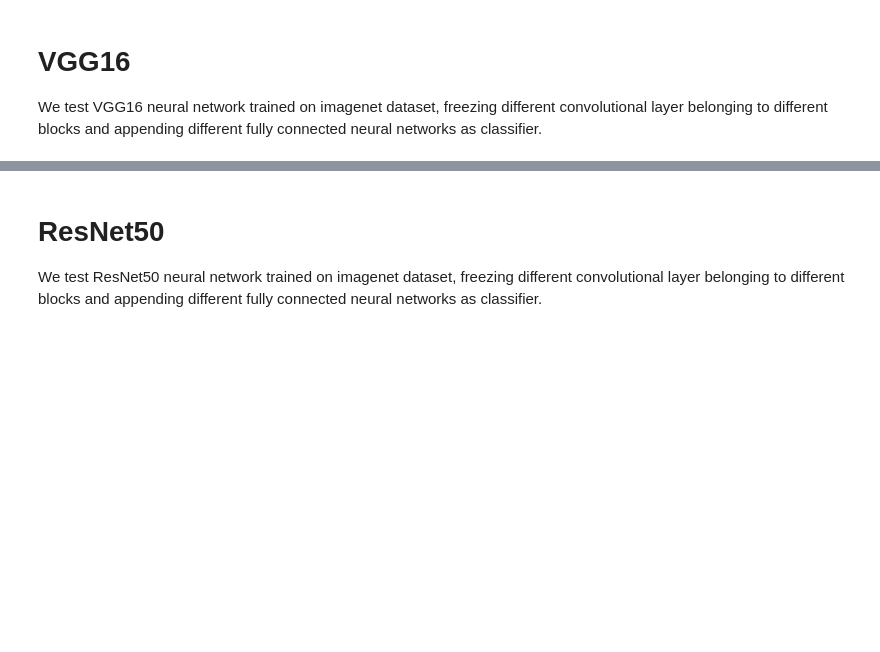
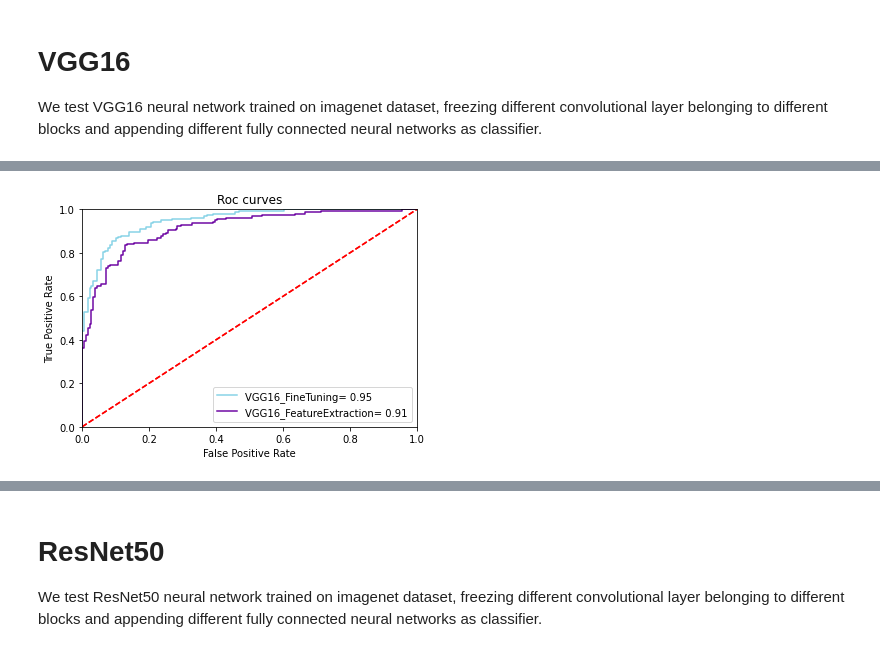
Before and after one commit to MarcoParola/medical_images_classification, a Jupyter notebook: Pretrained_CNN_3_1.ipynb, the cells around one changed output, grey strips where cells are left out. Cells and saved outputs as stored; diff of their text form; code cells hidden in the pictures; blank space fills up the shorter version.

```diff
--- a/Pretrained_CNN_3_1.ipynb
+++ b/Pretrained_CNN_3_1.ipynb
@@ -213,0 +316,6 @@ Epoch 00018: early stopping
+# %%
+models = [model1_1, model1]
+
+plotRocCurves(models, testSet, testLabels, ['VGG16_FineTuning', 'VGG16_FeatureExtraction'])
+# %% [output]
+[figure, added]
```
Also changed, not shown: parts of 24 cells of this notebook.
